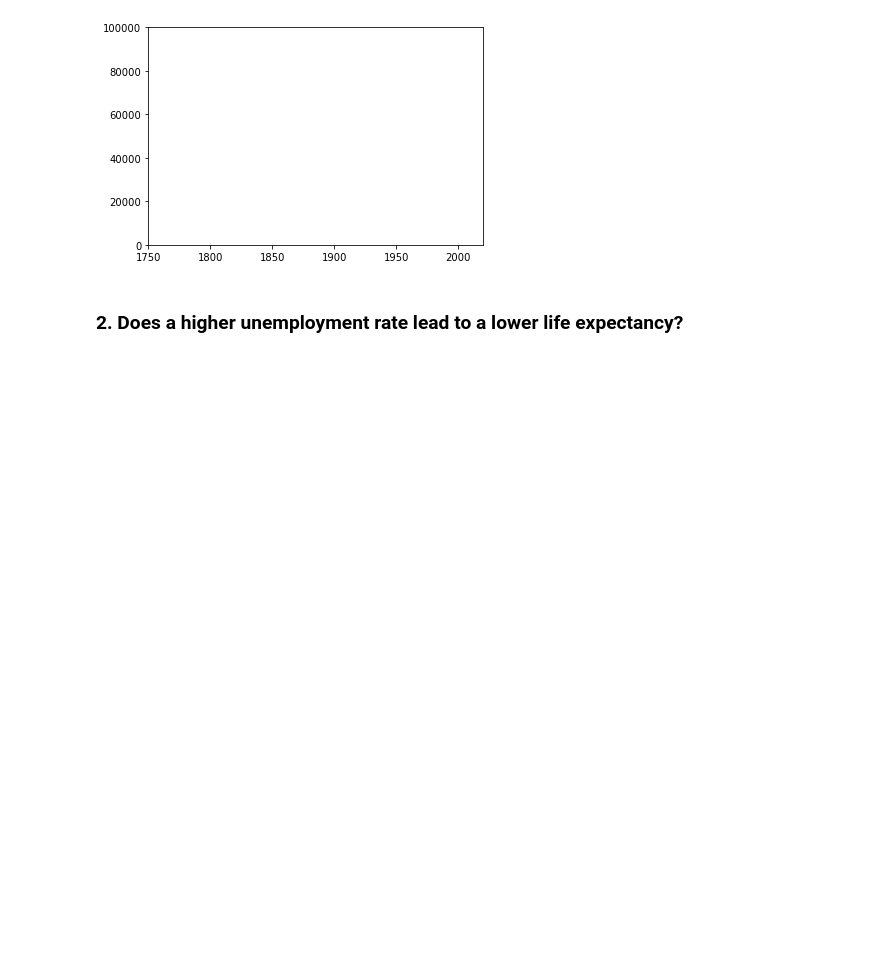
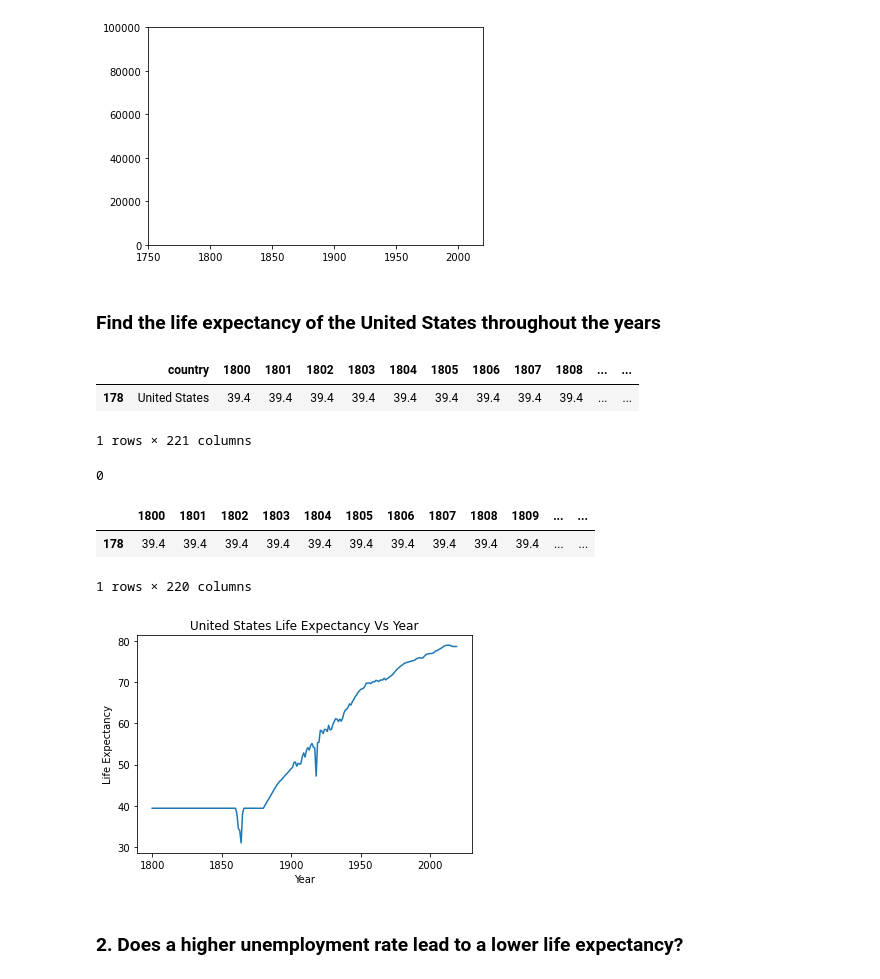
Before and after one commit to abdallahsayed1/Investigating-Gapminder-World-dataset, a Jupyter notebook: investigate-a-dataset-template.ipynb, the cells around one changed output. Drawn from its saved outputs; the diff is of its cells as text; code cells hidden in the pictures; blank space fills up the shorter version.

Commit message:
docs: Plot life expectancy of USA

```diff
--- a/investigate-a-dataset-template.ipynb
+++ b/investigate-a-dataset-template.ipynb
@@ -846,6 +846,42 @@ anim = FuncAnimation(fig, animate, init_func=init,
 plt.show()
 # %% [output]
 [figure]
+# %% [markdown]
+### Find the life expectancy of the United States throughout the years
+# %%
+us_life_exp = df_life_exp.loc[df_life_exp['country'] == 'United States']
+us_life_exp
+# %% [output]
+|  | country | 1800 | 1801 | 1802 | 1803 | 1804 | 1805 | 1806 | 1807 | 1808 | ... | ... |
+| 178 | United States | 39.4 | 39.4 | 39.4 | 39.4 | 39.4 | 39.4 | 39.4 | 39.4 | 39.4 | ... | ... |
+1 rows × 221 columns
+# %%
+# check to see if there are any null years
+us_life_exp.isnull().sum().sum()
+# %% [output]
+0
+# %%
+# drop the index number of us_life_exp
+us_life_exp = us_life_exp.drop(columns='country')
+# %%
+us_life_exp
+# %% [output]
+|  | 1800 | 1801 | 1802 | 1803 | 1804 | 1805 | 1806 | 1807 | 1808 | 1809 | ... | ... |
+| 178 | 39.4 | 39.4 | 39.4 | 39.4 | 39.4 | 39.4 | 39.4 | 39.4 | 39.4 | 39.4 | ... | ... |
+1 rows × 220 columns
+# %%
+# plot the us_life_exp dataframe
+# df.squeeze() is used to convert the dataframe into a series
+year = np.arange(1800,2020,1)
+rate = us_life_exp.squeeze()
+# %%
+plt.plot(year, rate)
+plt.title('United States Life Expectancy Vs Year')
+plt.xlabel('Year')
+plt.ylabel('Life Expectancy')
+plt.show()
+# %% [output]
+[figure, added]
 # %%
 # Continue to explore the data to address your additional research
 #   questions. Add more headers as needed if you have more questions to
```
